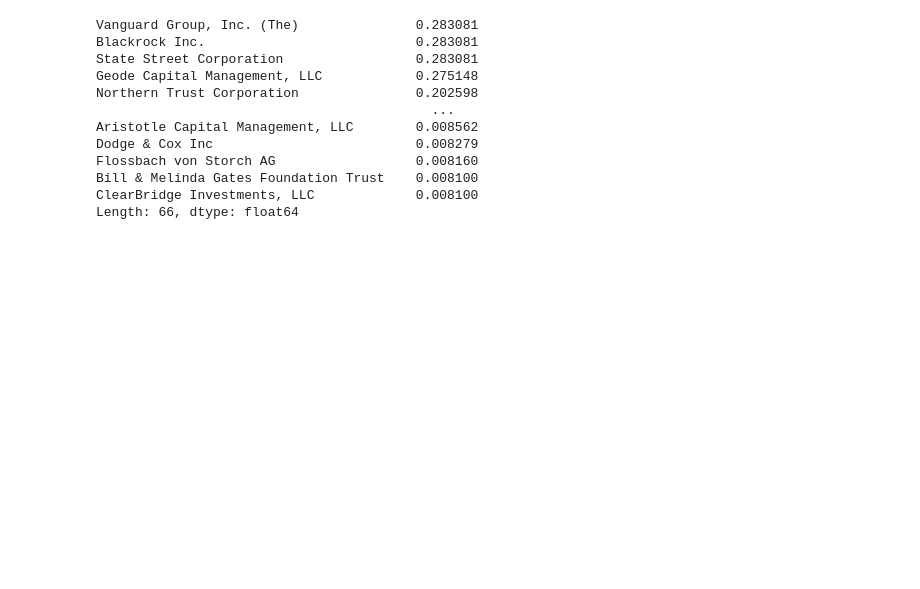
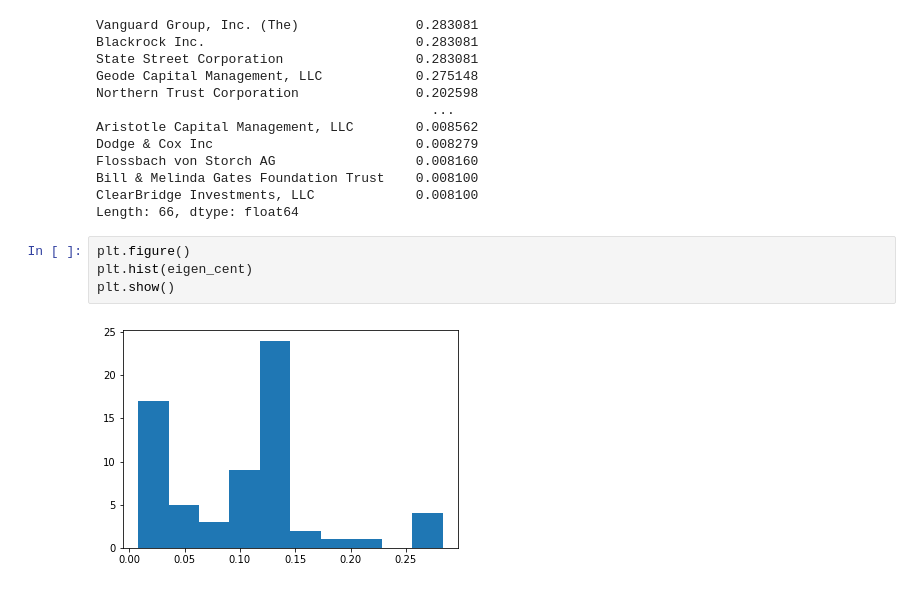
Before and after one commit to mgino11/Web_Analytics, a Jupyter notebook: Project_1.ipynb, the cells around one changed output. Saved outputs shown, nothing was run; the diff lists cells and outputs as text; blank space fills up the shorter version.

Commit message:
degree centrality + eigen centrality

```diff
--- a/Project_1.ipynb
+++ b/Project_1.ipynb
@@ -174,3 +174,9 @@ Flossbach von Storch AG                  0.008160
 Bill & Melinda Gates Foundation Trust    0.008100
 ClearBridge Investments, LLC             0.008100
 Length: 66, dtype: float64
+# %%
+plt.figure()
+plt.hist(eigen_cent)
+plt.show()
+# %% [output]
+[figure, added]
```
Also changed, not shown: parts of 1 cell of this notebook.
